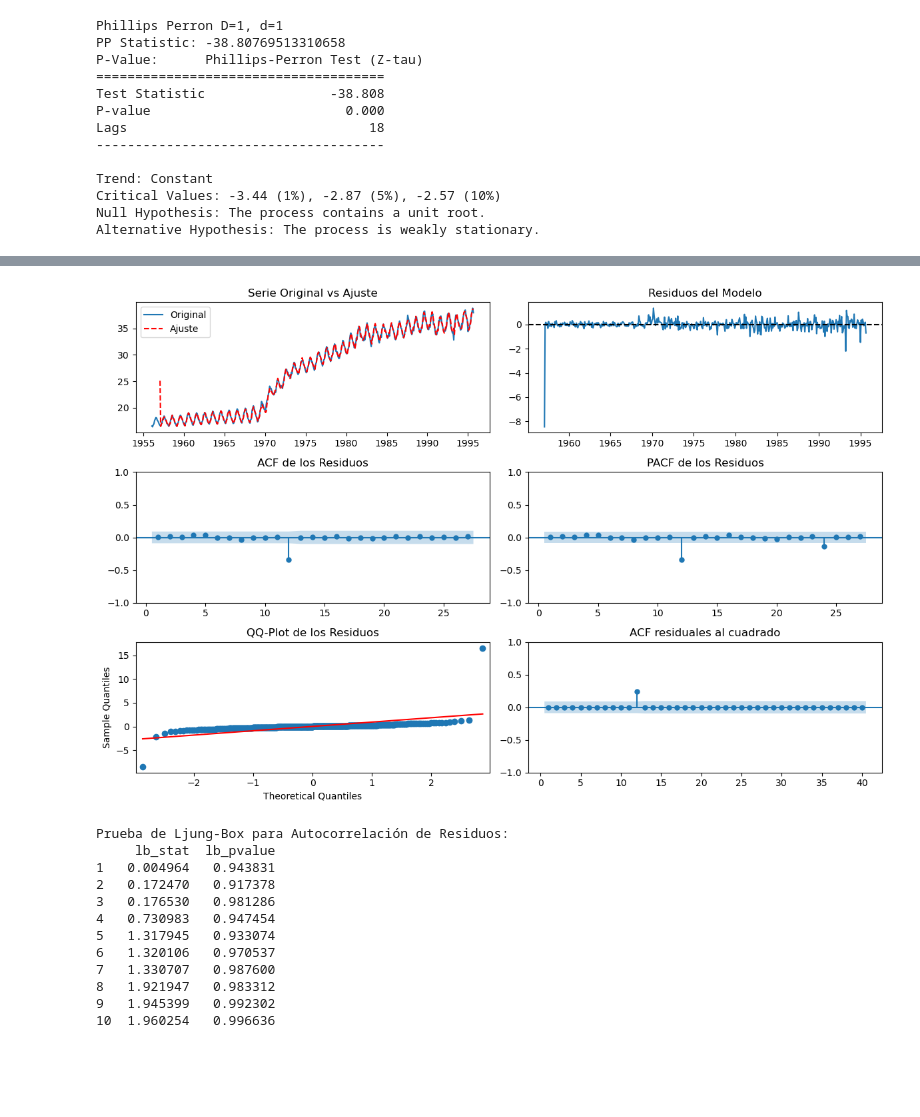
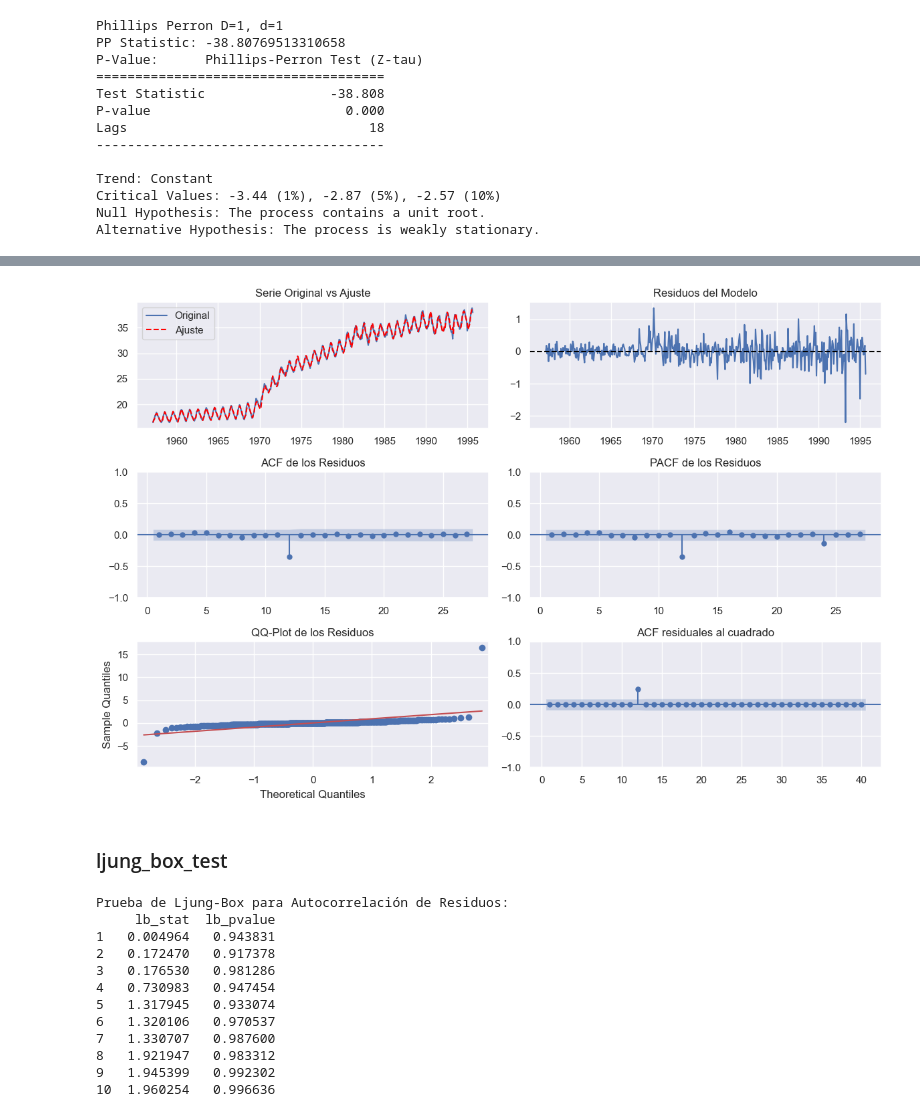
Before and after one commit to Wilsonsr/Series-de-Tiempo, a Jupyter notebook: Cuadernos Python/6_sarima_gas_box_cox.ipynb, the cells around one changed output, grey strips where cells are left out. Saved outputs shown, nothing was run; the diff lists cells and outputs as text; code cells hidden in the pictures; blank space fills up the shorter version.

```diff
--- a/Cuadernos Python/6_sarima_gas_box_cox.ipynb
+++ b/Cuadernos Python/6_sarima_gas_box_cox.ipynb
@@ -487,12 +503,13 @@ Critical Values: -3.44 (1%), -2.87 (5%), -2.57 (10%)
 Null Hypothesis: The process contains a unit root.
 Alternative Hypothesis: The process is weakly stationary.
 # %%
-fig, ax=plt.subplots(1,3, figsize=(14,6))
+sns.set_theme()
+fig, ax=plt.subplots(1,3,figsize=(14,6))
 
 ax[0].plot(z1.diff().diff().dropna())
 plot_acf(z1.diff(12).diff().dropna(),ax[1], lags=40, zero=False)
 plot_pacf(z1.diff(12).diff().dropna(), ax[2], lags=40, zero=False)
-
+ax[0].set_title('Diferencias d=1, D=1')
 
 plt.tight_layout()
 plt.show()
@@ -524,34 +541,36 @@ Warnings:
 # %%
 # Diagnóstico del modelo
 residuals = modelo_1.resid
 
 # Graficar residuos
 fig, ax = plt.subplots(3, 2, figsize=(12, 8))
-ax[0, 0].plot(z1, label="Original")
-ax[0, 0].plot(modelo_1.fittedvalues[12:], color="red", linestyle="dashed", label="Ajuste")
+ax[0, 0].plot(z1[13:], label="Original")
+ax[0, 0].plot(modelo_1.fittedvalues[13:], color="red", linestyle="dashed", label="Ajuste")
 ax[0, 0].set_title("Serie Original vs Ajuste")
 ax[0, 0].legend()
 
-ax[0, 1].plot(residuals[12:], label="Residuos")
+ax[0, 1].plot(residuals[13:], label="Residuos")
 ax[0, 1].set_title("Residuos del Modelo")
 ax[0, 1].axhline(0, color="black", linestyle="dashed")
 
 plot_acf(residuals, ax=ax[1, 0], zero=False)
 ax[1, 0].set_title("ACF de los Residuos")
 
 plot_pacf(residuals, ax=ax[1, 1], zero=False)
 ax[1, 1].set_title("PACF de los Residuos")
 
 qqplot(residuals, line='s', ax=ax[2, 0])
 ax[2, 0].set_title("QQ-Plot de los Residuos")
 
 plot_acf(residuals**2, ax[2,1], lags=40, zero=False)
 ax[2, 1].set_title("ACF residuales al cuadrado")
 
 plt.tight_layout()
 plt.show()
 # %% [output]
-[figure, old version]
+[figure, new version]
+# %% [markdown]
+### ljung_box_test
 # %%
 lb_test = acorr_ljungbox(residuals,  return_df=True)
 print("\nPrueba de Ljung-Box para Autocorrelación de Residuos:")
```
Also changed, not shown: parts of 16 cells of this notebook.
